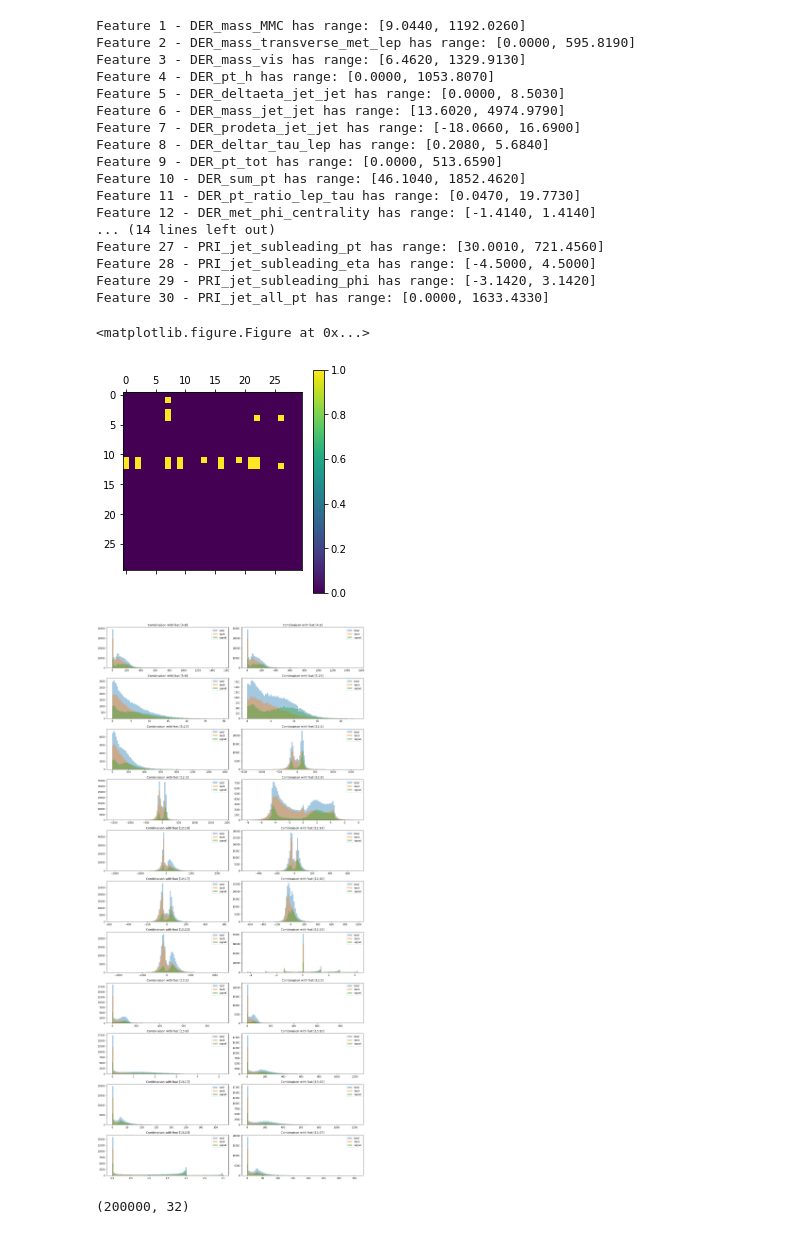
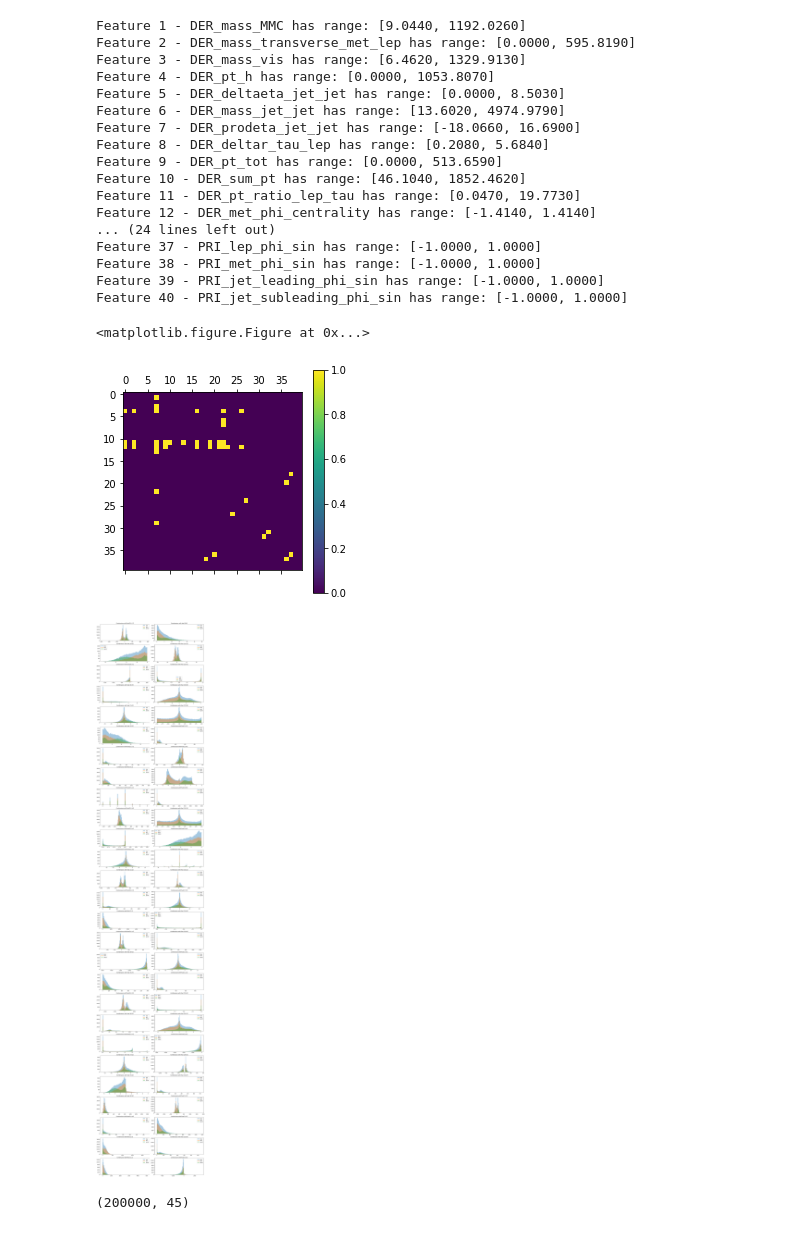
Before and after one commit to MLElec/ML_course, a Jupyter notebook: projects/project1/feature_agmentation.ipynb, the cells around one changed output. Saved outputs shown, nothing was run; the diff lists cells and outputs as text; code cells hidden in the pictures.

```diff
--- a/projects/project1/feature_agmentation.ipynb
+++ b/projects/project1/feature_agmentation.ipynb
@@ -22,6 +26,11 @@ y_train, x_train,  y_validation, x_validation = lib.sep_valid_train_data(x,y, 0.
 x_train[x_train == -999] = np.nan
 x_validation[x_validation == -999] = np.nan
 # %%
+id_angle = [15, 18, 20, 25, 28]
+id_nan = [0, 24, 27]
+x_train, header = ml.augmented_feat_angle(x_train, id_angle, header)
+#x_train, header = ml.add_nan_feature(x_train, id_nan, header)
+
 for i, feature in enumerate(x_train.T):
     print('Feature {} - {} has range: [{:.4f}, {:.4f}]'.format(
         i+1, header[i], np.nanmin(feature), np.nanmax(feature)))
@@ -38,15 +47,16 @@ Feature 9 - DER_pt_tot has range: [0.0000, 513.6590]
 Feature 10 - DER_sum_pt has range: [46.1040, 1852.4620]
 Feature 11 - DER_pt_ratio_lep_tau has range: [0.0470, 19.7730]
 Feature 12 - DER_met_phi_centrality has range: [-1.4140, 1.4140]
-... (14 lines left out)
-Feature 27 - PRI_jet_subleading_pt has range: [30.0010, 721.4560]
-Feature 28 - PRI_jet_subleading_eta has range: [-4.5000, 4.5000]
-Feature 29 - PRI_jet_subleading_phi has range: [-3.1420, 3.1420]
-Feature 30 - PRI_jet_all_pt has range: [0.0000, 1633.4330]
+... (24 lines left out)
+Feature 37 - PRI_lep_phi_sin has range: [-1.0000, 1.0000]
+Feature 38 - PRI_met_phi_sin has range: [-1.0000, 1.0000]
+Feature 39 - PRI_jet_leading_phi_sin has range: [-1.0000, 1.0000]
+Feature 40 - PRI_jet_subleading_phi_sin has range: [-1.0000, 1.0000]
 # %%
-m_b = np.zeros((30, 30))
-m_s = np.zeros((30, 30))
-m_d = np.zeros((30, 30))
+dim = x_train.shape[1]
+m_b = np.zeros((dim, dim))
+m_s = np.zeros((dim, dim))
+m_d = np.zeros((dim, dim))
 
 for i, f1 in enumerate(x_train.T):
     for j, f2 in enumerate(x_train.T):
@@ -63,40 +73,47 @@ for i, f1 in enumerate(x_train.T):
         m_d[i,j] = np.median(f_norm[id_b]) - np.median(f_norm[id_s])
 # %%
 plt.figure(figsize=(16, 4))
-plt.matshow(np.abs(m_d)-np.abs(np.diag(m_d)) > 0.5)
+plt.matshow(np.abs(m_d)-np.abs(np.diag(m_d)) > 0.4)
 plt.colorbar()
 plt.show()
 # %% [output]
 <matplotlib.figure.Figure at 0x...>
-[figure, old version]
+[figure, new version]
 # %%
-tresh_id = np.nonzero((np.abs(m_d)-np.abs(np.diag(m_d))).flatten() > 0.5)
-res = np.unravel_index(tresh_id, (30, 30))
+from collections import Counter
+
+tresh_id = np.nonzero((np.abs(m_d)-np.abs(np.diag(m_d))).flatten() > 0.4)
+res = np.unravel_index(tresh_id, (dim, dim))
 combs = np.array(res).reshape((2,-1)).T
+
+# Take only unique pairs
+combs = np.sort(combs, axis=1)
+combs = list(set([tuple(row) for row in combs]))
 # %%
-n_lines = np.floor(combs.shape[0]/2)
+n_lines = np.ceil(len(combs)/2)
 plt.figure(figsize=(16, 3*n_lines))
+
 for i, comb in enumerate(combs):
     plt.subplot(n_lines, 2, i+1)
 
     f1 = x_train[:, comb[0]]
     f2 = x_train[:, comb[1]]
     ft = f1*f2
 
     id_keep = ~np.isnan(ft)
     id_b = np.logical_and(y_train == -1, id_keep)
     id_s = np.logical_and(y_train == 1, id_keep)
 
     plt.hist(ft[id_keep], bins=100, alpha=0.4, label='total')
     plt.hist(ft[id_b], alpha=0.4, bins=100, label='back')
     plt.hist(ft[id_s], alpha=0.4, bins=100, label='signal')
     plt.title('Combinaison with feat [{};{}]'.format(comb[0]+1, comb[1]+1))
     plt.legend()
 
 plt.tight_layout()
 plt.show()
 # %% [output]
-[figure, old version]
+[figure, new version]
 # %%
 def add_feature(x_in, id_feat1, id_feat2):
     new_feat = np.expand_dims(x_in[:, id_feat1]*x_in[:, id_feat2], axis=1)
@@ -110,7 +127,7 @@ def add_features(x_in, id_feats):
 add_feature(x_train, 3, 7).shape
 add_features(x_train, [[3, 7],[3, 4]]).shape
 # %% [output]
-(200000, 32)
+(200000, 45)
 # %%
 combs
 # %% [output]
```
Also changed, not shown: parts of 2 cells of this notebook, 2 other files.
